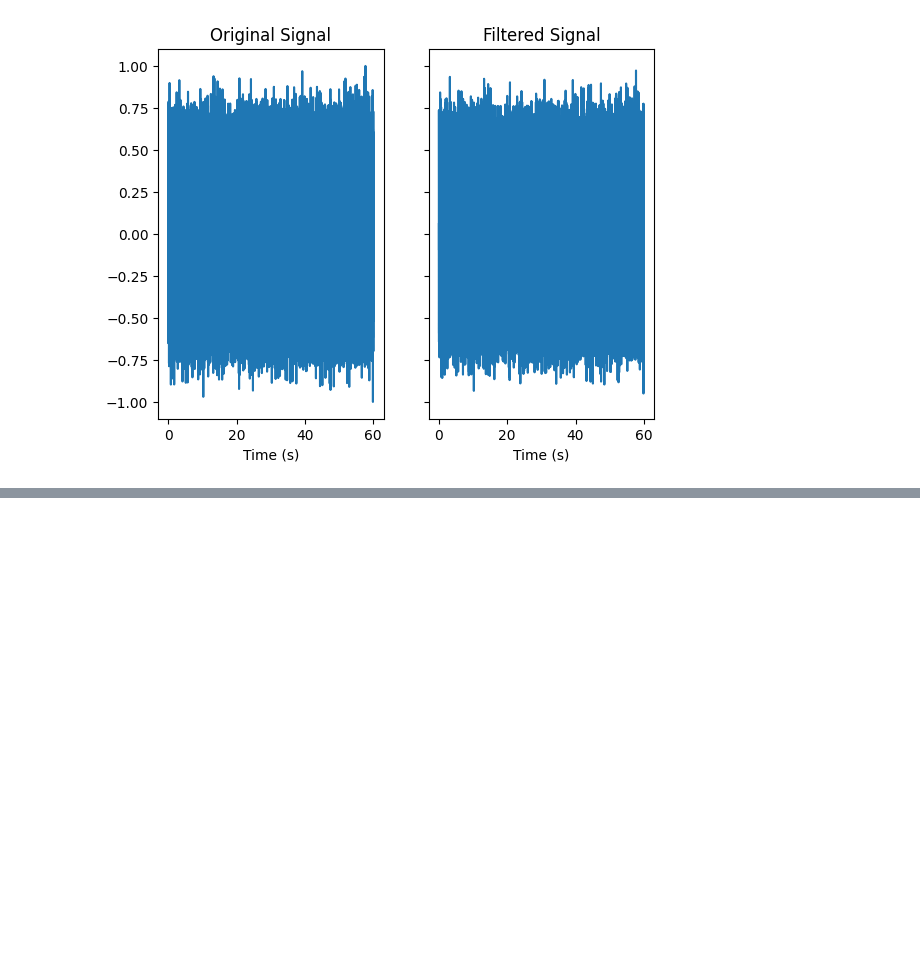
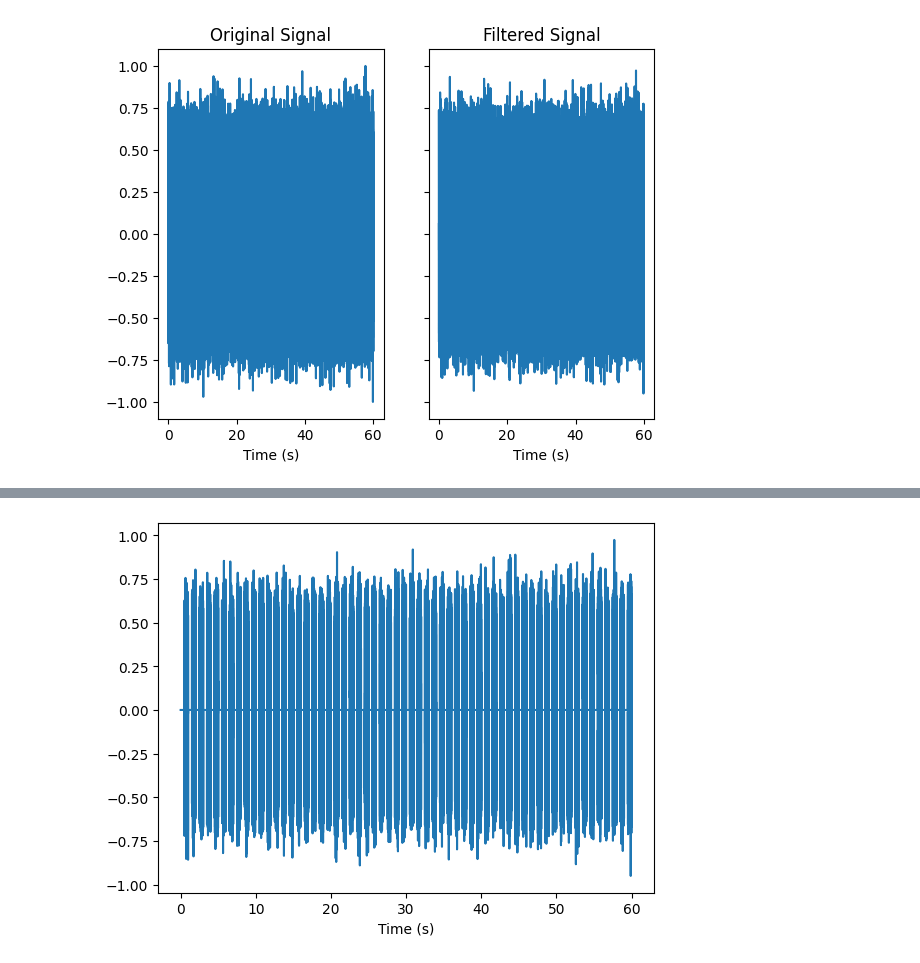
Before and after one commit to JKilgallen/zwicker_tone, a Jupyter notebook: analysis/analysis.ipynb, the cells around one changed output, grey strips where cells are left out. Drawn from its saved outputs; the diff is of its cells as text; code cells hidden in the pictures; blank space fills up the shorter version.

```diff
--- a/analysis/analysis.ipynb
+++ b/analysis/analysis.ipynb
@@ -90,0 +96,11 @@ write("../audio/zwicker_tone_{}-{}.wav".format(LOW_PASS, HIGH_PASS), SAMPLE_RATE
+# %%
+window = SAMPLE_RATE // 2
+for i in range(T):
+    ift[window*2*i: window*((2*i)+1)] = 0
+
+plt.plot(t, ift)
+plt.xlabel("Time (s)")
+
+write("../audio/alternating_zwicker_tone_{}-{}.wav".format(LOW_PASS, HIGH_PASS), SAMPLE_RATE, ift);
+# %% [output]
+[figure, added]
```
Also changed, not shown: parts of 1 cell of this notebook.
